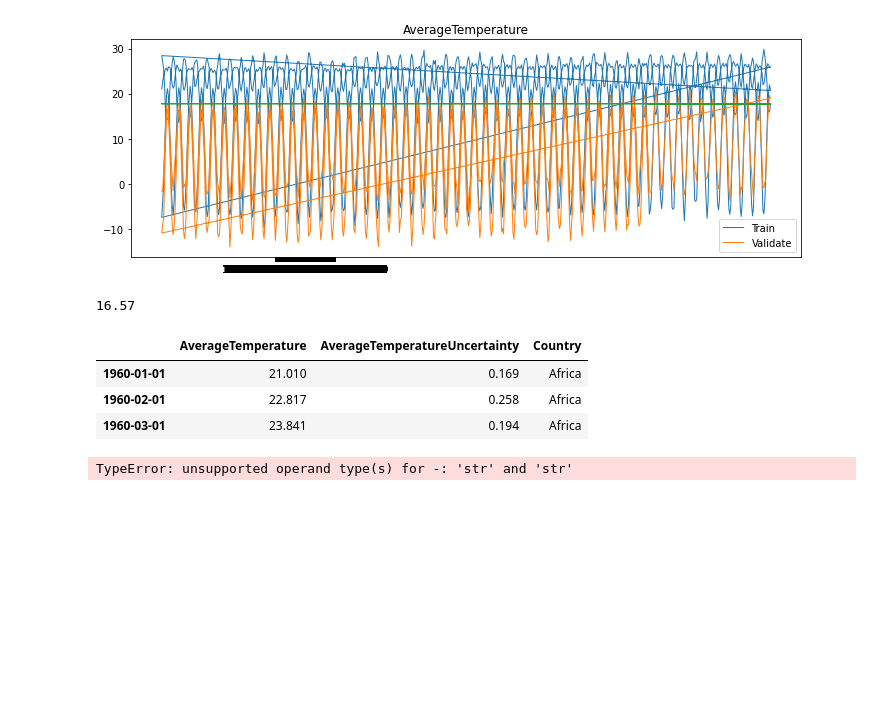
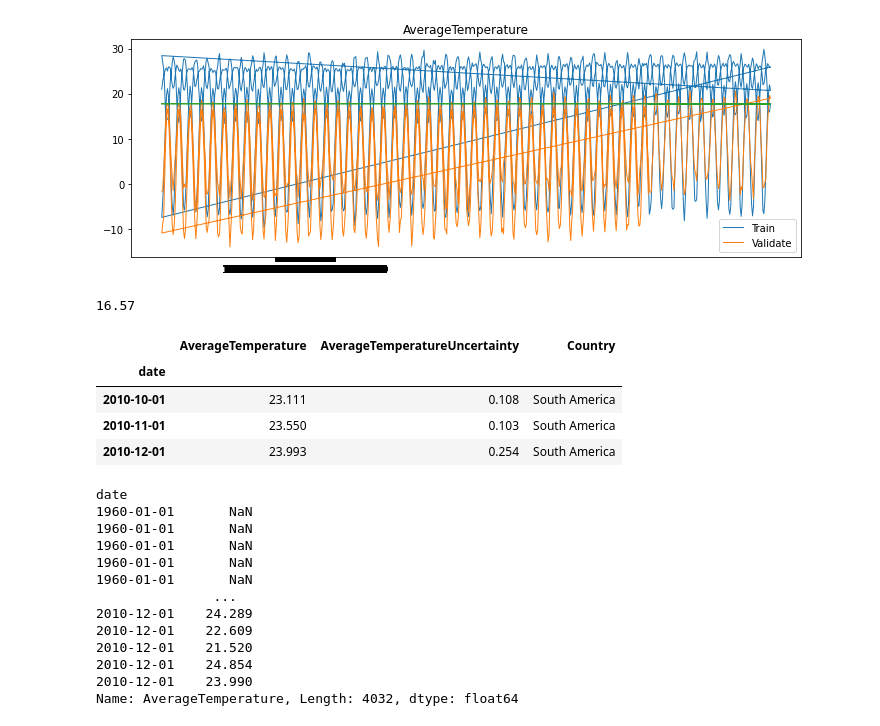
Before and after one commit to Peter-N-Chavez/time_series_exercises, a Jupyter notebook: Time Series Mini Project - Predicting Global Temperature.ipynb, the cells around one changed output. Drawn from its saved outputs; the diff is of its cells as text; code cells hidden in the pictures; blank space fills up the shorter version.

```diff
--- a/Time Series Mini Project - Predicting Global Temperature.ipynb
+++ b/Time Series Mini Project - Predicting Global Temperature.ipynb
@@ -33,7 +34,6 @@ It is mentioned in the published paper that data after 1960 is more reliable and
 df = df.loc[df['Country'].isin(["Africa", "Antarctica", "Asia", "Australia", "Europe", "North America", "South America"])]
 df = df.loc[df.index > "1959-12-31"]
 df = df.dropna()
-df.index = df.index.to_pydatetime()
 display(df.head(3))
 display(df.tail(3))
 # %% [output]
@@ -180,14 +184,28 @@ print(round(train['AverageTemperature'].rolling(3).mean()[-1], 2))
 # %%
 train = df.loc[:'2010']
 validate = df.loc['2011']
 test = df.loc['2012']
 
-display(train.head(3))
+display(train.tail(3))
 
-yhat_df = train.loc['2010'] + train.diff(12).mean()
+yhat_df = train.AverageTemperature.loc["2010"] + train.AverageTemperature.diff(12)
+display(yhat_df)
 # %% [output]
 |  | AverageTemperature | AverageTemperatureUncertainty | Country |
-| 1960-01-01 | 21.010 | 0.169 | Africa |
-| 1960-02-01 | 22.817 | 0.258 | Africa |
-| 1960-03-01 | 23.841 | 0.194 | Africa |
+| date |  |  |  |
+| 2010-10-01 | 23.111 | 0.108 | South America |
+| 2010-11-01 | 23.550 | 0.103 | South America |
+| 2010-12-01 | 23.993 | 0.254 | South America |
-TypeError: unsupported operand type(s) for -: 'str' and 'str'
+date
+1960-01-01       NaN
+1960-01-01       NaN
+1960-01-01       NaN
+1960-01-01       NaN
+1960-01-01       NaN
+               ...
+2010-12-01    24.289
+2010-12-01    22.609
+2010-12-01    21.520
+2010-12-01    24.854
+2010-12-01    23.990
+Name: AverageTemperature, Length: 4032, dtype: float64
```
Also changed, not shown: parts of 7 cells of this notebook.
